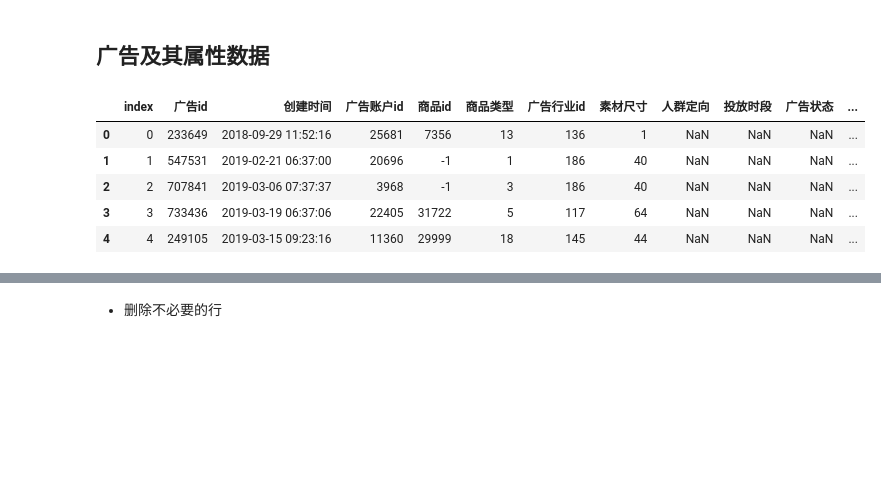
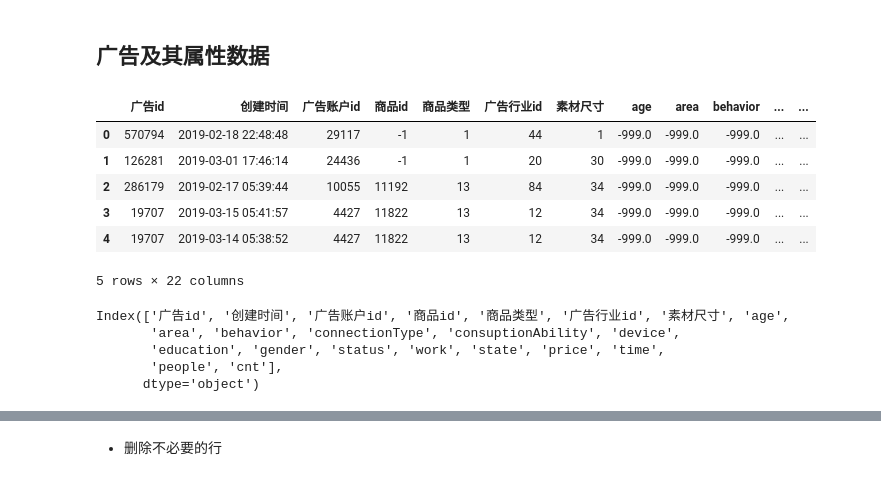
Before and after one commit to AutuanLiu/2019TencentAlgorithm, a Jupyter notebook: nbs/train_test_set.ipynb, the cells around one changed output, grey strips where cells are left out. Drawn from its saved outputs; the diff is of its cells as text; code cells hidden in the pictures; blank space fills up the shorter version.

```diff
--- a/nbs/train_test_set.ipynb
+++ b/nbs/train_test_set.ipynb
@@ -45,13 +21,22 @@ root.ls()
 # %% [markdown]
 ## 广告及其属性数据
 # %%
-ads_fix = pd.read_csv(root/'ads_fix.csv', low_memory=False, encoding='utf-8')
+ads_fix = pd.read_csv(root/'ads_fix2.csv', low_memory=False, encoding='utf-8')
 ads_fix.head()
 # %% [output]
-|  | index | 广告id | 创建时间 | 广告账户id | 商品id | 商品类型 | 广告行业id | 素材尺寸 | 人群定向 | 投放时段 | 广告状态 | ... |
-| 0 | 0 | 233649 | 2018-09-29 11:52:16 | 25681 | 7356 | 13 | 136 | 1 | NaN | NaN | NaN | ... |
-| 1 | 1 | 547531 | 2019-02-21 06:37:00 | 20696 | -1 | 1 | 186 | 40 | NaN | NaN | NaN | ... |
-| 2 | 2 | 707841 | 2019-03-06 07:37:37 | 3968 | -1 | 3 | 186 | 40 | NaN | NaN | NaN | ... |
-| 3 | 3 | 733436 | 2019-03-19 06:37:06 | 22405 | 31722 | 5 | 117 | 64 | NaN | NaN | NaN | ... |
-| 4 | 4 | 249105 | 2019-03-15 09:23:16 | 11360 | 29999 | 18 | 145 | 44 | NaN | NaN | NaN | ... |
+|  | 广告id | 创建时间 | 广告账户id | 商品id | 商品类型 | 广告行业id | 素材尺寸 | age | area | behavior | ... | ... |
+| 0 | 570794 | 2019-02-18 22:48:48 | 29117 | -1 | 1 | 44 | 1 | -999.0 | -999.0 | -999.0 | ... | ... |
+| 1 | 126281 | 2019-03-01 17:46:14 | 24436 | -1 | 1 | 20 | 30 | -999.0 | -999.0 | -999.0 | ... | ... |
+| 2 | 286179 | 2019-02-17 05:39:44 | 10055 | 11192 | 13 | 84 | 34 | -999.0 | -999.0 | -999.0 | ... | ... |
+| 3 | 19707 | 2019-03-15 05:41:57 | 4427 | 11822 | 13 | 12 | 34 | -999.0 | -999.0 | -999.0 | ... | ... |
+| 4 | 19707 | 2019-03-14 05:38:52 | 4427 | 11822 | 13 | 12 | 34 | -999.0 | -999.0 | -999.0 | ... | ... |
+5 rows × 22 columns
+# %%
+ads_fix.columns
+# %% [output]
+Index(['广告id', '创建时间', '广告账户id', '商品id', '商品类型', '广告行业id', '素材尺寸', 'age',
+       'area', 'behavior', 'connectionType', 'consuptionAbility', 'device',
+       'education', 'gender', 'status', 'work', 'state', 'price', 'time',
+       'people', 'cnt'],
+      dtype='object')
 # %%
```
Also changed, not shown: parts of 55 cells of this notebook, 5 other files.
